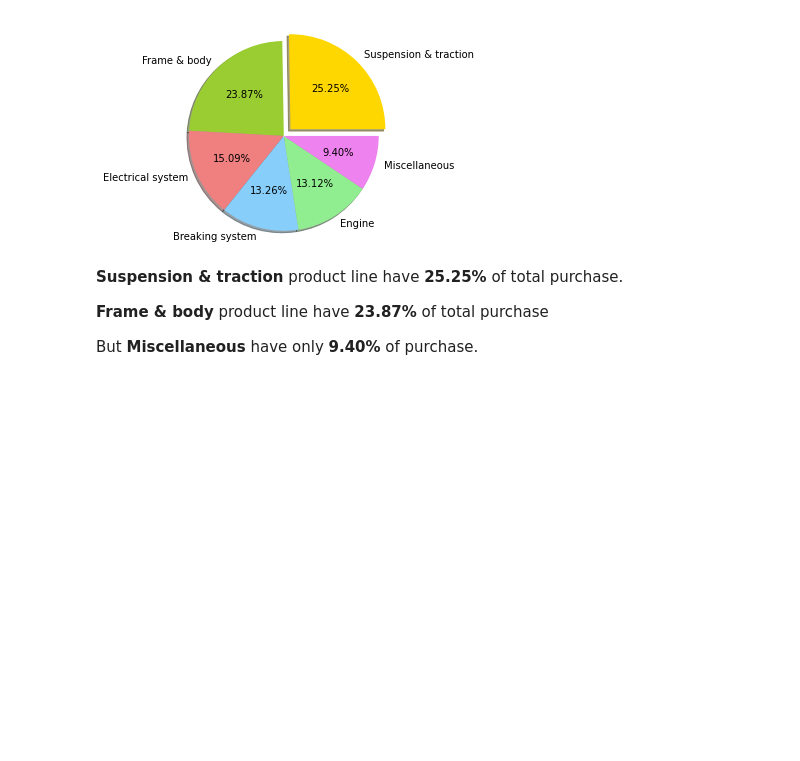
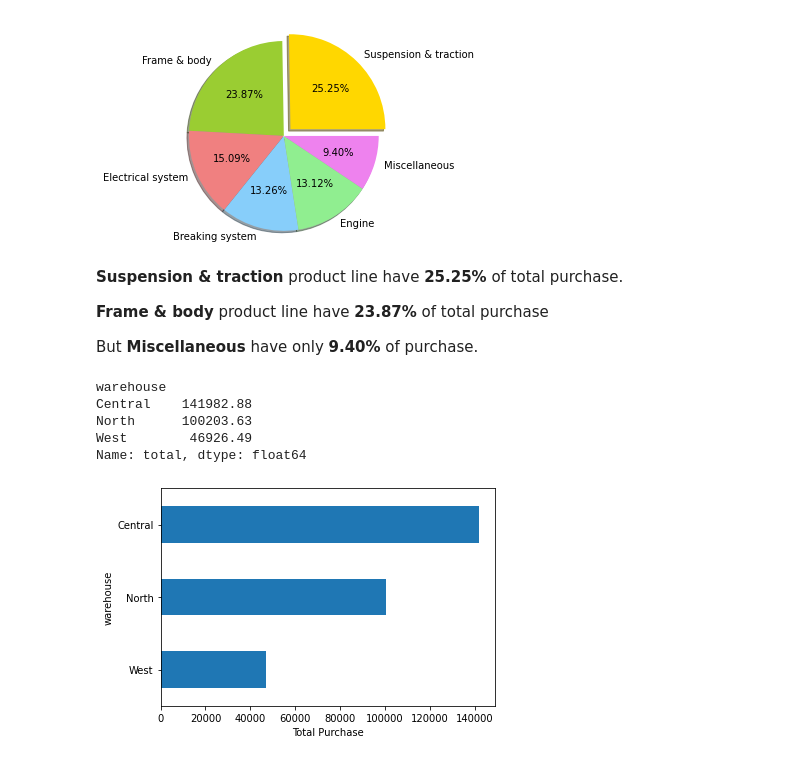
Before and after one commit to naseemap47/MotorcycleParts-DataAnalysis-python, a Jupyter notebook: jupyter_notebook.ipynb, the cells around one changed output. Drawn from its saved outputs; the diff is of its cells as text; code cells hidden in the pictures; blank space fills up the shorter version.

```diff
--- a/jupyter_notebook.ipynb
+++ b/jupyter_notebook.ipynb
@@ -232,3 +232,20 @@ plt.show()
 **Frame & body** product line have **23.87%** of total purchase
 
 But **Miscellaneous** have only **9.40%** of purchase.
+# %%
+# total purchase value by warehouse
+group = data.groupby('warehouse')['total'].sum()
+group
+# %% [output]
+warehouse
+Central    141982.88
+North      100203.63
+West        46926.49
+Name: total, dtype: float64
+# %%
+# lets visualize
+group.sort_values(ascending=True).plot(kind='barh')
+plt.xlabel('Total Purchase')
+plt.show()
+# %% [output]
+[figure, added]
```
Also changed, not shown: parts of 3 cells of this notebook.
